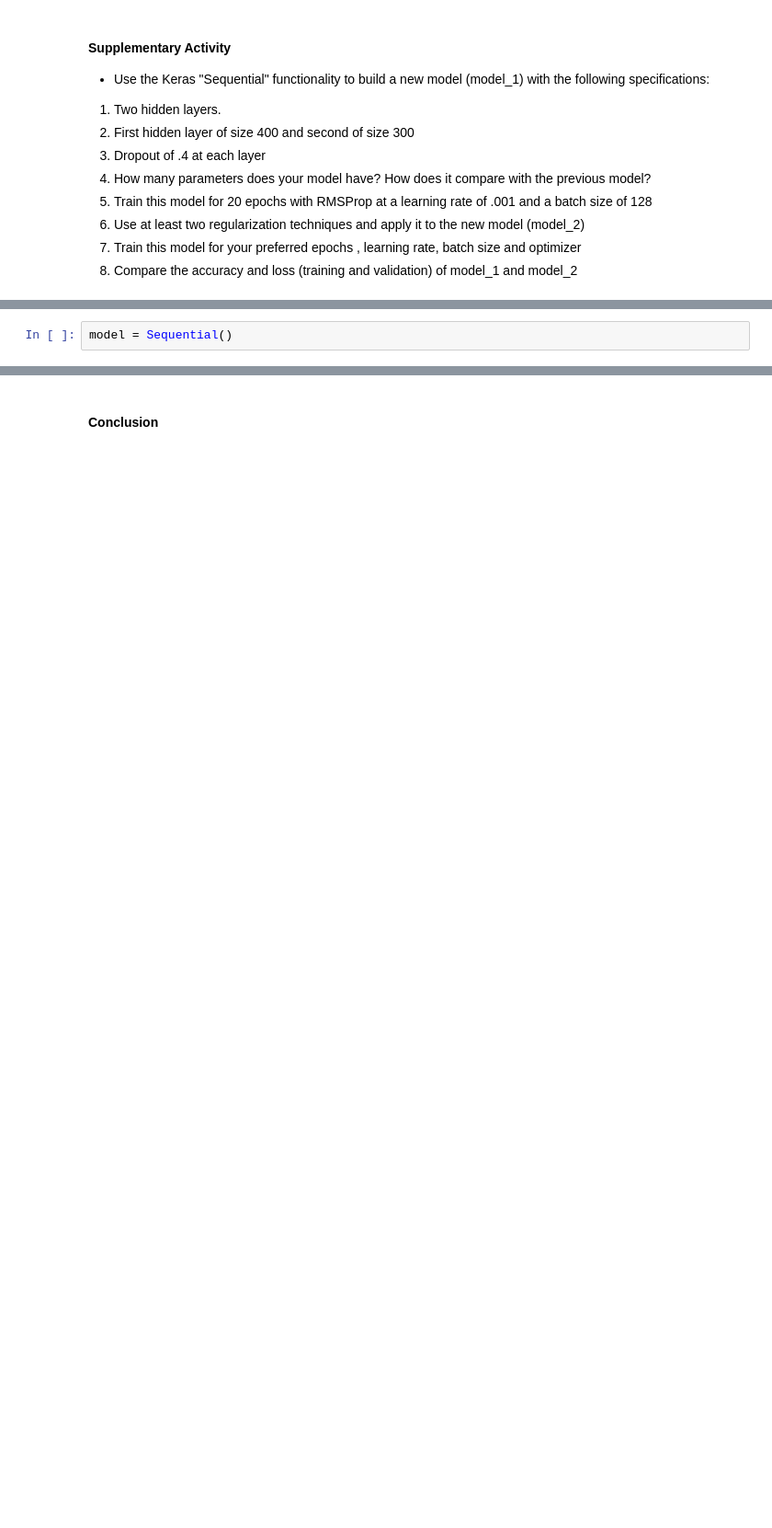
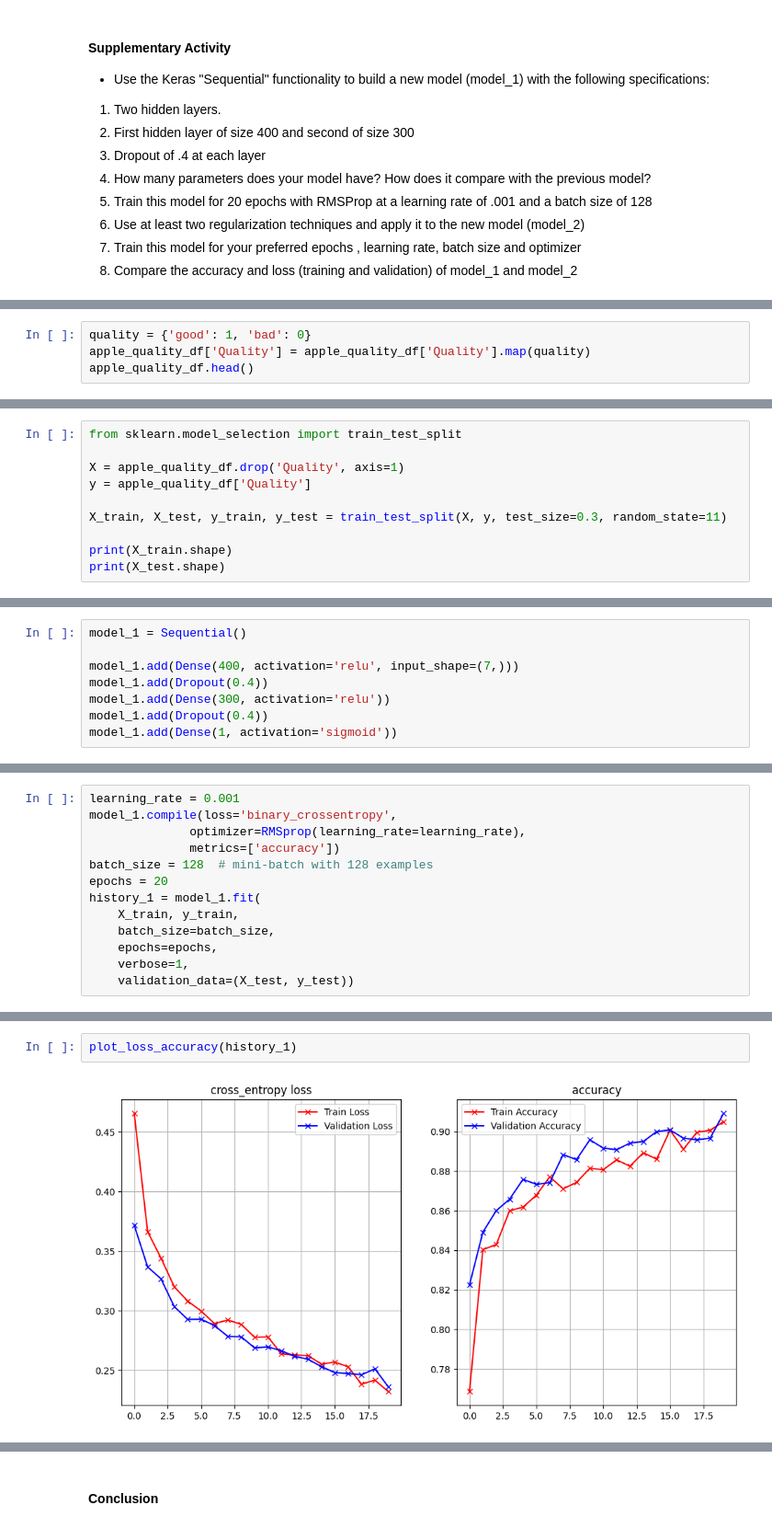
Before and after one commit to Wizxrdx/CPE313, a Jupyter notebook: HOA 2/HOA 2.3 - Regularization_LABBAO.ipynb, the cells around one changed output, grey strips where cells are left out. Shown at 92% size. Cells and saved outputs as stored; diff of their text form; blank space fills up the shorter version.

```diff
--- a/HOA 2/HOA 2.3 - Regularization_LABBAO.ipynb
+++ b/HOA 2/HOA 2.3 - Regularization_LABBAO.ipynb
@@ -231,0 +271,4 @@ The results shown the steady change in the accuracy and loss with little differe
+# %%
+quality = {'good': 1, 'bad': 0}
+apple_quality_df['Quality'] = apple_quality_df['Quality'].map(quality)
+apple_quality_df.head()
@@ -231,0 +284,10 @@ The results shown the steady change in the accuracy and loss with little differe
+# %%
+from sklearn.model_selection import train_test_split
+
+X = apple_quality_df.drop('Quality', axis=1)
+y = apple_quality_df['Quality']
+
+X_train, X_test, y_train, y_test = train_test_split(X, y, test_size=0.3, random_state=11)
+
+print(X_train.shape)
+print(X_test.shape)
@@ -232,2 +299,8 @@ The results shown the steady change in the accuracy and loss with little differe
 # %%
-model = Sequential()
+model_1 = Sequential()
+
+model_1.add(Dense(400, activation='relu', input_shape=(7,)))
+model_1.add(Dropout(0.4))
+model_1.add(Dense(300, activation='relu'))
+model_1.add(Dropout(0.4))
+model_1.add(Dense(1, activation='sigmoid'))
@@ -233,0 +331,13 @@ model = Sequential()
+# %%
+learning_rate = 0.001
+model_1.compile(loss='binary_crossentropy',
+              optimizer=RMSprop(learning_rate=learning_rate),
+              metrics=['accuracy'])
+batch_size = 128  # mini-batch with 128 examples
+epochs = 20
+history_1 = model_1.fit(
+    X_train, y_train,
+    batch_size=batch_size,
+    epochs=epochs,
+    verbose=1,
+    validation_data=(X_test, y_test))
@@ -233,0 +362,4 @@ model = Sequential()
+# %%
+plot_loss_accuracy(history_1)
+# %% [output]
+[figure, added]
```
Also changed, not shown: parts of 25 cells of this notebook, 1 other file.
